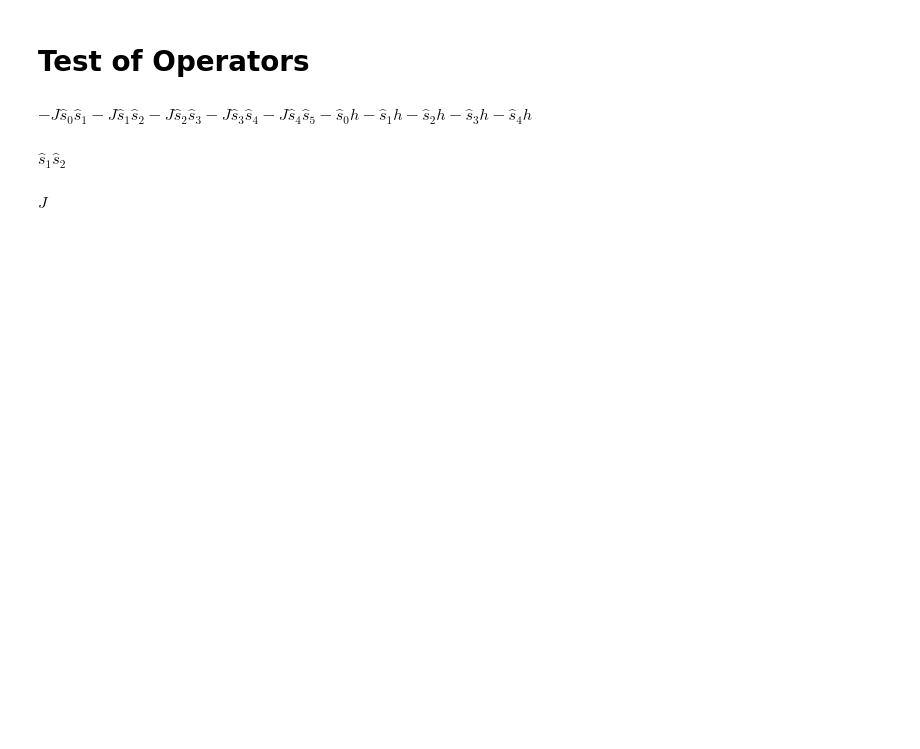
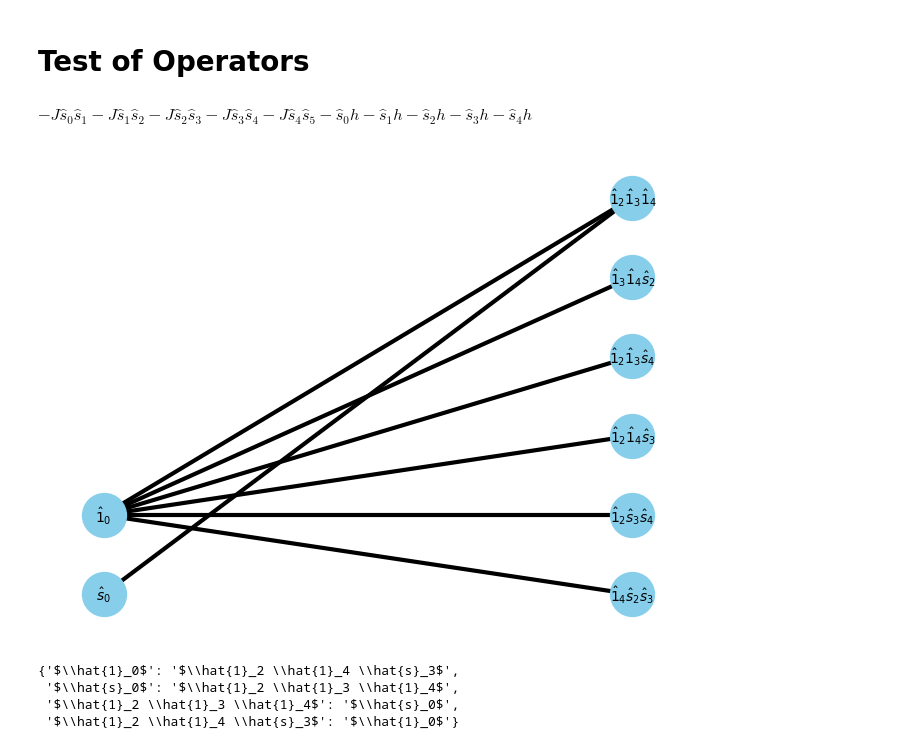
Before and after one commit to KenHino/PyMPO, a Jupyter notebook: example/operators-test.ipynb, the cells around one changed output. Cells and saved outputs as stored; diff of their text form; code cells hidden in the pictures; blank space fills up the shorter version.

```diff
--- a/example/operators-test.ipynb
+++ b/example/operators-test.ipynb
@@ -18,11 +20,3 @@ for i in range(5):
 Ising.symbol
 # %% [output]
 $\displaystyle - J \hat{s}_0 \hat{s}_1 - J \hat{s}_1 \hat{s}_2 - J \hat{s}_2 \hat{s}_3 - J \hat{s}_3 \hat{s}_4 - J \hat{s}_4 \hat{s}_5 - \hat{s}_0 h - \hat{s}_1 h - \hat{s}_2 h - \hat{s}_3 h - \hat{s}_4 h$
-# %%
-(J * spin_ops[1] * spin_ops[2]).symbol
-# %% [output]
-$\displaystyle \hat{s}_1 \hat{s}_2$
-# %%
-(J * spin_ops[1] * spin_ops[2]).coef
-# %% [output]
-$\displaystyle J$
@@ -28,0 +25,41 @@ $\displaystyle J$
+# %%
+Usym = set()
+Vsym = set()
+Esym = set()
+i = 1
+ndim = Ising.ndim
+for prod_op in Ising.ops:
+    U_op = prod_op[0:i]
+    V_op = prod_op[i+1:ndim]
+    Usym.add(U_op)
+    Vsym.add(V_op)
+    Esym.add((U_op, V_op))
+
+U = [f"${sympy.latex(node)}$" for node in Usym]
+V = [f"${sympy.latex(node)}$" for node in Vsym]
+E = [(f"${sympy.latex(edge[0])}$", f"${sympy.latex(edge[1])}$") for edge in Esym]
+
+
+G = nx.Graph()
+for node in U:
+    G.add_node(node, bipartite=0)
+for node in V:
+    G.add_node(node, bipartite=1)
+for edge in E:
+    G.add_edge(edge[0], edge[1])
+
+
+pos = {node: (0, i) for i, node in enumerate(U)}
+pos |= {node: (1, i) for i, node in enumerate(V)}
+nx.draw(G, pos, with_labels=True, node_size=1000, node_color='skyblue', font_size=10, font_weight='bold', edge_color='black', width=3)
+plt.show()
+# %% [output]
+[figure, added]
+# %%
+max_matching = nx.bipartite.maximum_matching(G)
+max_matching
+# %% [output]
+{'$\\hat{1}_0$': '$\\hat{1}_2 \\hat{1}_4 \\hat{s}_3$',
+ '$\\hat{s}_0$': '$\\hat{1}_2 \\hat{1}_3 \\hat{1}_4$',
+ '$\\hat{1}_2 \\hat{1}_3 \\hat{1}_4$': '$\\hat{s}_0$',
+ '$\\hat{1}_2 \\hat{1}_4 \\hat{s}_3$': '$\\hat{1}_0$'}
```
Also changed, not shown: parts of 20 cells of this notebook, 4 other files.
